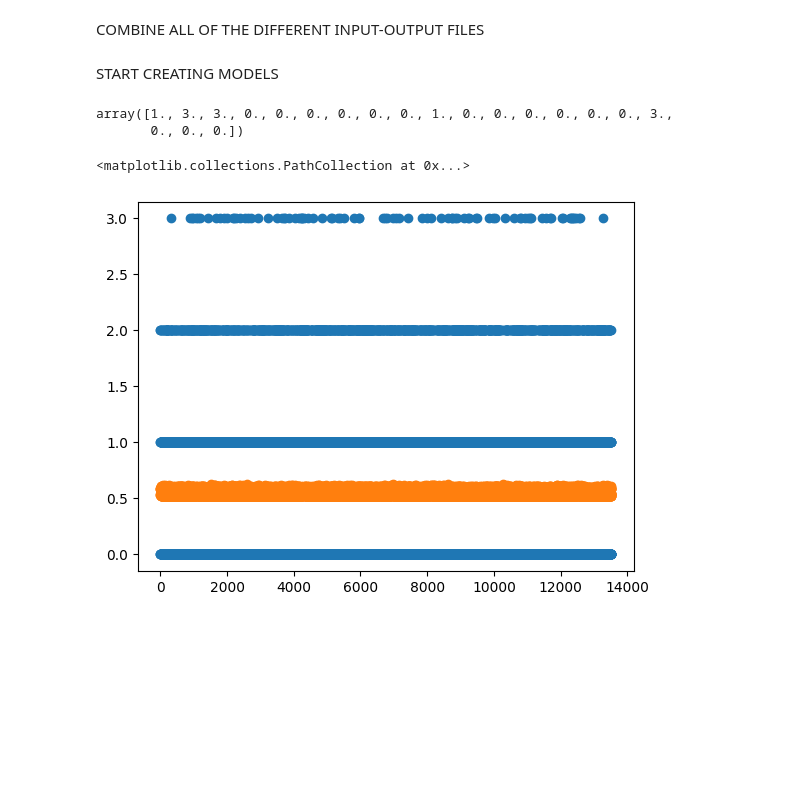
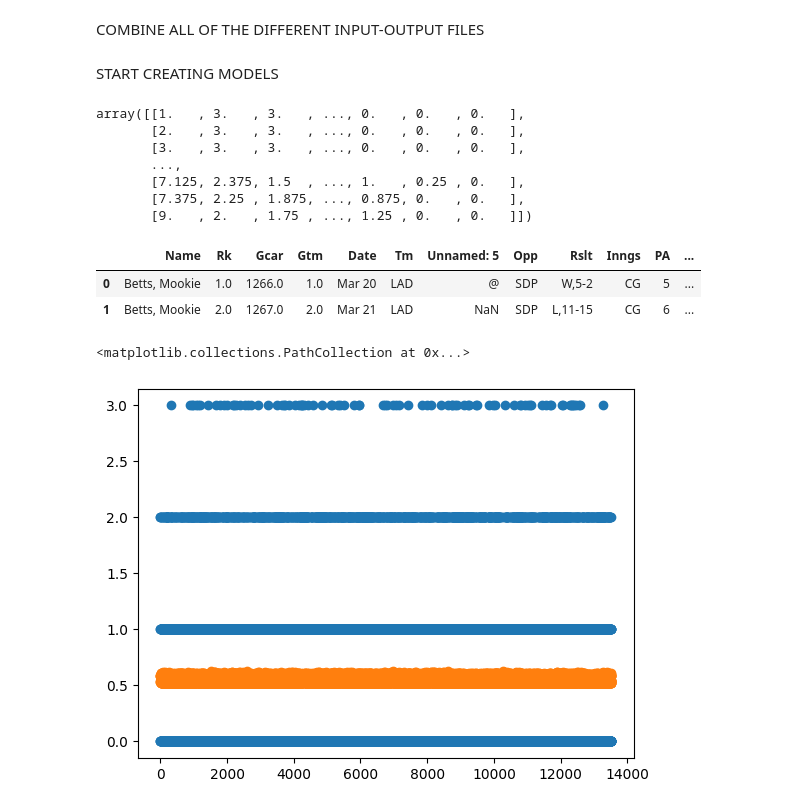
Before and after one commit to sojdb/Baseball-Analytics, a Jupyter notebook: baseball_queries.ipynb, the cells around one changed output. Cells and saved outputs as stored; diff of their text form; code cells hidden in the pictures; blank space fills up the shorter version.

```diff
--- a/baseball_queries.ipynb
+++ b/baseball_queries.ipynb
@@ -437,7 +437,18 @@ in_values = np.array(in_values)
 out_values = np.array(out_values)
 # %%
 ### GRABBING ONLY THE VALUES THAT ARE INCLUDED IN THE BASEBALL REFERENCE GAME LOGS ###
-np.take(in_values[0], [0,1,2,3,4,5,6,7,8,10,11,12,13,14,15,16,20,21,22,23])
+new_invalues = []
+new_outvalues = []
+for i in range(len(in_values)):
+    new_invalues.append(np.take(in_values[i], [0,1,2,3,4,5,6,7,8,10,11,12,13,14,15,16,20,21,22,23]))
+for i in range(len(out_values)):
+    new_outvalues.append(np.take(out_values[i], [0,1,2,3,4,5,6,7,8,10,11,12,13,14,15,16,20,21,22,23]))
+np.array(new_invalues)
 # %% [output]
-array([1., 3., 3., 0., 0., 0., 0., 0., 0., 1., 0., 0., 0., 0., 0., 0., 3.,
-       0., 0., 0.])
+array([[1.   , 3.   , 3.   , ..., 0.   , 0.   , 0.   ],
+       [2.   , 3.   , 3.   , ..., 0.   , 0.   , 0.   ],
+       [3.   , 3.   , 3.   , ..., 0.   , 0.   , 0.   ],
+       ...,
+       [7.125, 2.375, 1.5  , ..., 1.   , 0.25 , 0.   ],
+       [7.375, 2.25 , 1.875, ..., 0.875, 0.   , 0.   ],
+       [9.   , 2.   , 1.75 , ..., 1.25 , 0.   , 0.   ]])
@@ -444,3 +480,9 @@ array([1., 3., 3., 0., 0., 0., 0., 0., 0., 1., 0., 0., 0., 0., 0., 0., 3.,
+# %%
+pd.read_csv(r"C:\Users\joshm\OneDrive\Documents\NSC\Spring 2024\DATA Capstone\test.csv")
+# %% [output]
+|  | Name | Rk | Gcar | Gtm | Date | Tm | Unnamed: 5 | Opp | Rslt | Inngs | PA | ... |
+| 0 | Betts, Mookie | 1.0 | 1266.0 | 1.0 | Mar 20 | LAD | @ | SDP | W,5-2 | CG | 5 | ... |
+| 1 | Betts, Mookie | 2.0 | 1267.0 | 2.0 | Mar 21 | LAD | NaN | SDP | L,11-15 | CG | 6 | ... |
 # %%
 xtrain, xtest, ytrain, ytest = in_values[:160000], in_values[160000:], out_values[:160000], out_values[160000:]
 # xtrain, xtest, ytrain, ytest = df['input_hits'].to_numpy()[:160000].reshape(-1,1), df['input_hits'].to_numpy()[160000:].reshape(-1,1), df['output_hits'].to_numpy()[:160000].reshape(-1,1), df['output_hits'].to_numpy()[160000:].reshape(-1,1)
```
Also changed, not shown: parts of 3 cells of this notebook.
